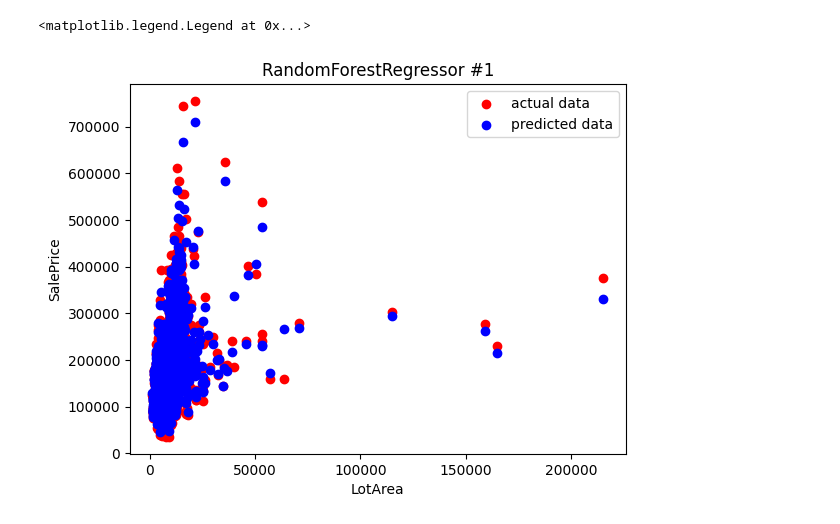
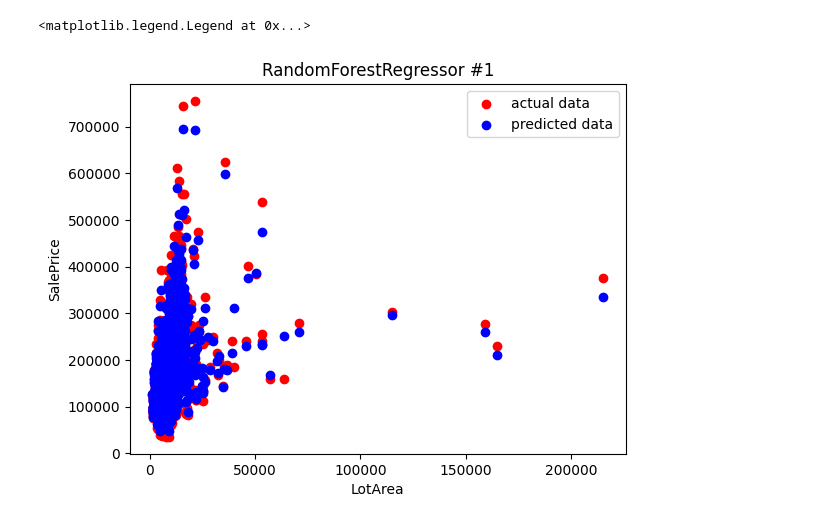
Before and after one commit to Sammers21/ml-playground, a Jupyter notebook: houses/sklearn_random_forest.ipynb, the cells around one changed output. Saved outputs shown, nothing was run; the diff lists cells and outputs as text; code cells hidden in the pictures.

```diff
--- a/houses/sklearn_random_forest.ipynb
+++ b/houses/sklearn_random_forest.ipynb
@@ -1,32 +1,31 @@
 # %%
 import pandas as pd
 import numpy as np
 import tensorflow as tf
 from sklearn.impute import SimpleImputer
-
+numeric_features_names = ['KitchenAbvGr', 'SaleType_Oth', 'HeatingQC_TA', 'SaleCondition_Family', 'Condition1_Feedr', 'BsmtFinType2_Rec', 'MSZoning_RM', 'HouseStyle_SLvl', 'MSZoning_RH', 'Condition2_Feedr', 'RoofStyle_Shed', 'ExterQual_Gd', 'GarageCars', 'FullBath', 'LotShape_IR3', 'BsmtExposure_Mn', 'FireplaceQu_TA', 'KitchenQual_Gd', 'LotConfig_FR3', 'GarageCond_Po', 'GarageArea', 'BsmtFinType2_Unf', 'Electrical_Mix', 'PavedDrive_P', 'Functional_Sev', 'GarageQual_Po', '1stFlrSF', 'BsmtQual_Fa', 'GrLivArea', 'ExterCond_Po', 'BsmtQual_Gd', 'BsmtCond_Po', 'OverallQual', 'KitchenQual_Fa', 'Fireplaces', 'LandContour_Low', 'TotalBsmtSF', 'OverallCond', 'Foundation_CBlock', 'YearBuilt', 'TotRmsAbvGrd', 'ExterCond_TA', 'ExterQual_Fa', 'GarageFinish_RFn', 'MSSubClass', 'YearRemodAdd', 'HalfBath', 'HouseStyle_1.5Unf', 'BedroomAbvGr', 'MoSold', 'BsmtFullBath', 'LotArea', 'Exterior2nd_Wd Shng', 'HouseStyle_2.5Unf', '2ndFlrSF', 'Exterior1st_Stucco', 'GarageType_Detchd', 'BsmtFinType1_BLQ', 'HeatingQC_Po', 'GarageType_CarPort', 'BsmtFinSF1', 'Exterior2nd_Stucco', 'BsmtUnfSF', 'YrSold', 'FireplaceQu_Po']
 houses_train = pd.read_csv('train.csv')
 houses_test = pd.read_csv('test.csv')
-numeric_features_names = ['KitchenAbvGr', 'GarageCars', 'FullBath', 'GarageArea', '1stFlrSF', 'GrLivArea', 'OverallQual', 'OverallCond', 'TotalBsmtSF', 'Fireplaces', 'TotRmsAbvGrd', 'YearBuilt', 'BedroomAbvGr', 'HalfBath', 'LotArea', 'MSSubClass', 'YearRemodAdd', 'MoSold', 'BsmtFullBath', 'YrSold']
+houses_train = pd.get_dummies(houses_train)
+houses_test = pd.get_dummies(houses_test)
+houses_test = houses_test.reindex(columns = houses_train.columns, fill_value=0)
 numeric_features = houses_train[numeric_features_names]
 sale_price = houses_train['SalePrice']
-
 from sklearn.ensemble import RandomForestRegressor
 imp = SimpleImputer(missing_values=np.nan, strategy='most_frequent')
 imp = imp.fit(numeric_features)
-
 X_train_imp = imp.transform(numeric_features)
 clf = RandomForestRegressor(random_state=0)
 clf.fit(X_train_imp, houses_train['SalePrice'])
-
 import matplotlib.pyplot as plt
 Y_predict = clf.predict(X_train_imp)
 plt.scatter(numeric_features.LotArea, sale_price, color='red', label='actual data')
 plt.scatter(numeric_features.LotArea, Y_predict, color='blue', label='predicted data')
 plt.xlabel('LotArea')
 plt.ylabel('SalePrice')
 plt.title('RandomForestRegressor #1')
 plt.legend()
 # %% [output]
 <matplotlib.legend.Legend at 0x...>
-[figure, old version]
+[figure, new version]
 # %%
```
Also changed, not shown: parts of 1 cell of this notebook, 5 other files.
